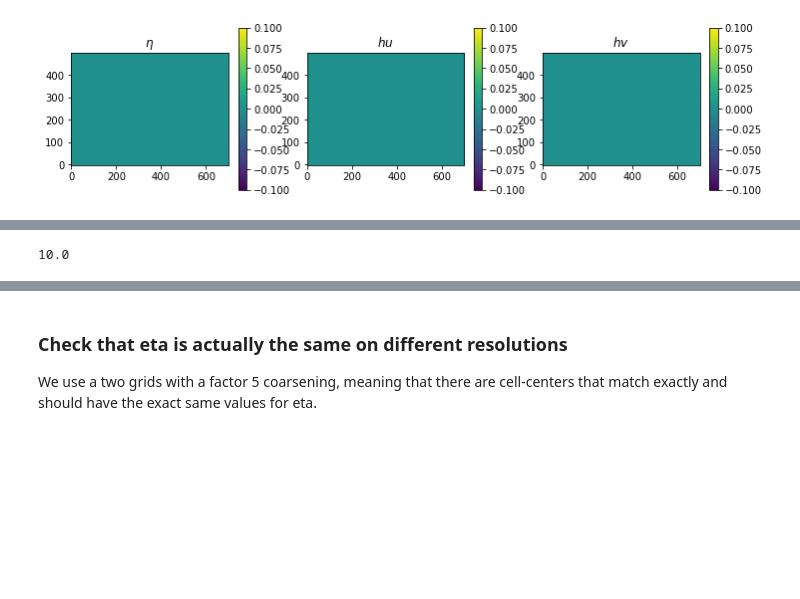
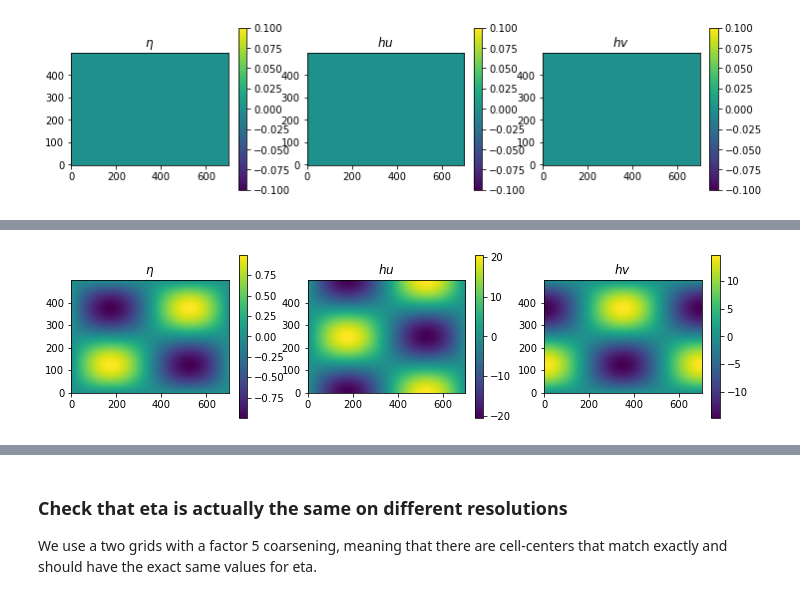
Before and after one commit to havahol/miscGPUOcean, a Jupyter notebook: multilevel/kl-model-error-class.ipynb, the cells around one changed output, grey strips where cells are left out. Cells and saved outputs as stored; diff of their text form; code cells hidden in the pictures; blank space fills up the shorter version.

```diff
--- a/multilevel/kl-model-error-class.ipynb
+++ b/multilevel/kl-model-error-class.ipynb
@@ -204,7 +204,8 @@ imshowSim(sim)
 # %%
 sim.step(10)
+imshowSim(sim)
 # %% [output]
-10.0
+[figure, added]
 # %%
 for i in range(1000):
     sim.step(10)
```
Also changed, not shown: parts of 18 cells of this notebook.
